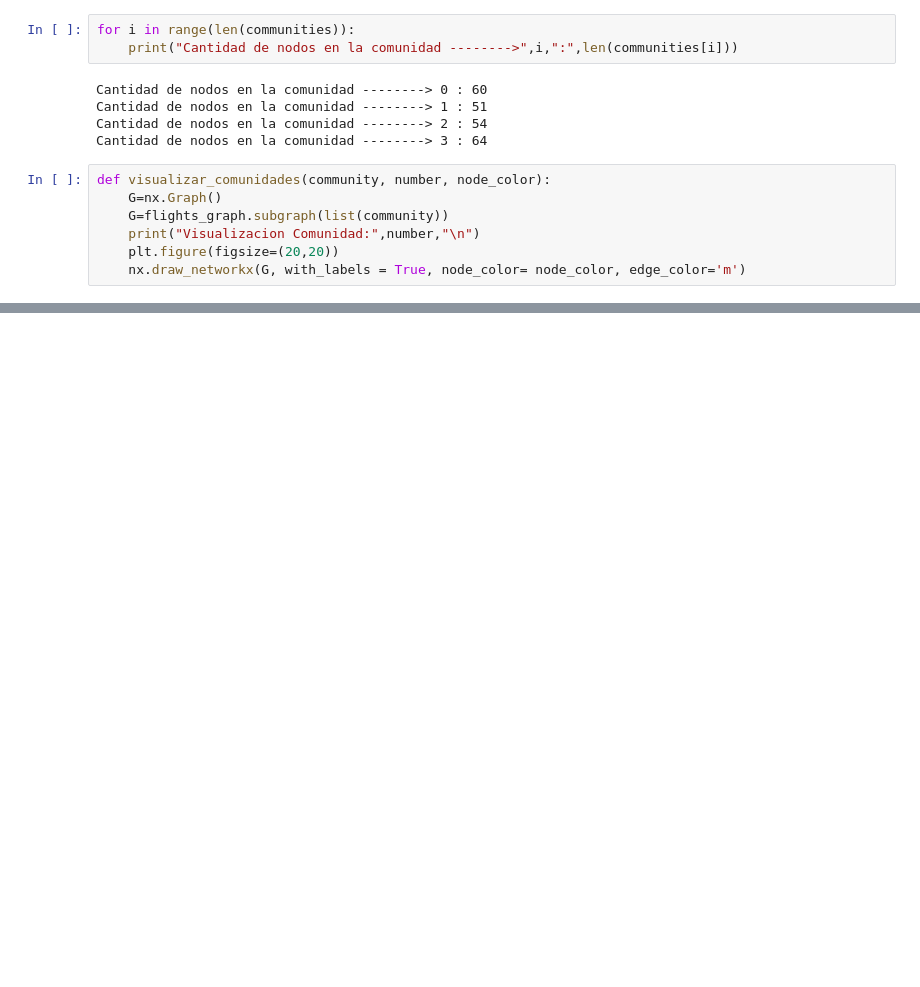
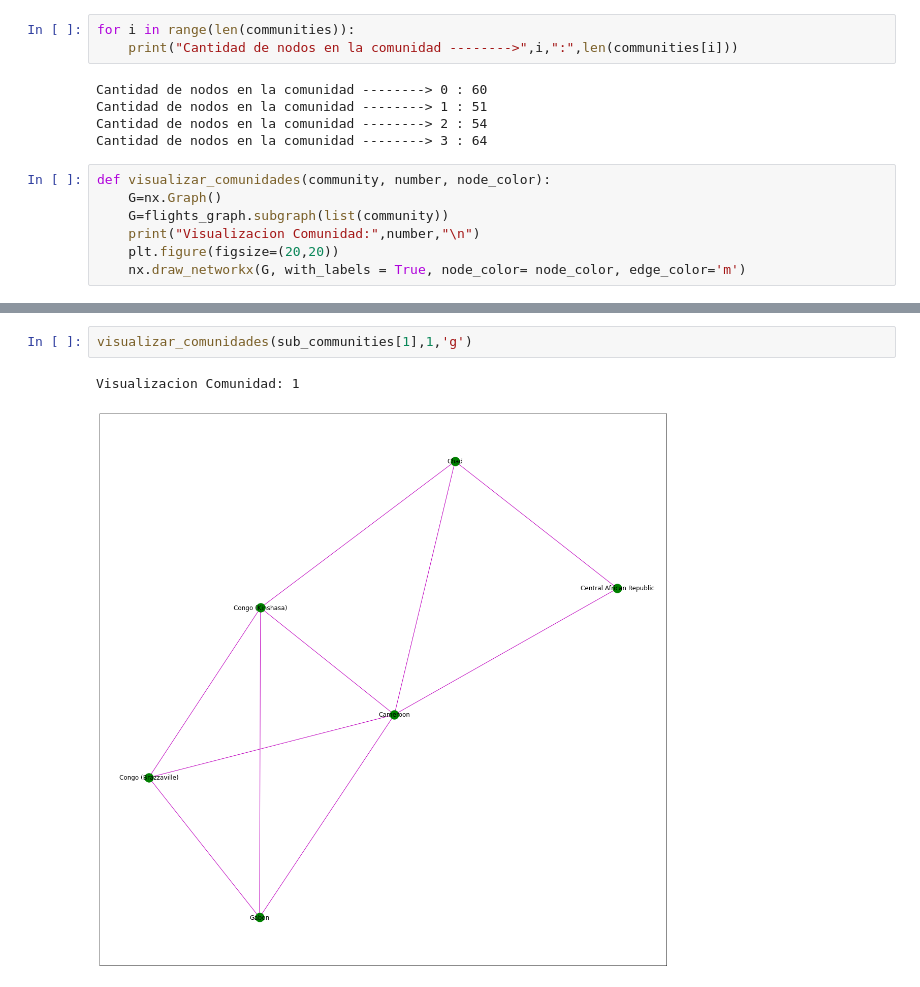
Before and after one commit to paulabruck/TDA_II_Redes_sociales, a Jupyter notebook: PARCIAL_2/parcial2.ipynb, the cells around one changed output, grey strips where cells are left out. Drawn from its saved outputs; the diff is of its cells as text; blank space fills up the shorter version.

```diff
--- a/PARCIAL_2/parcial2.ipynb
+++ b/PARCIAL_2/parcial2.ipynb
@@ -85,0 +150,5 @@ Visualizacion Comunidad: 3
+# %%
+visualizar_comunidades(sub_communities[1],1,'g')
+# %% [output]
+Visualizacion Comunidad: 1
+[figure, added]
```
Also changed, not shown: parts of 16 cells of this notebook, 1 other file.
